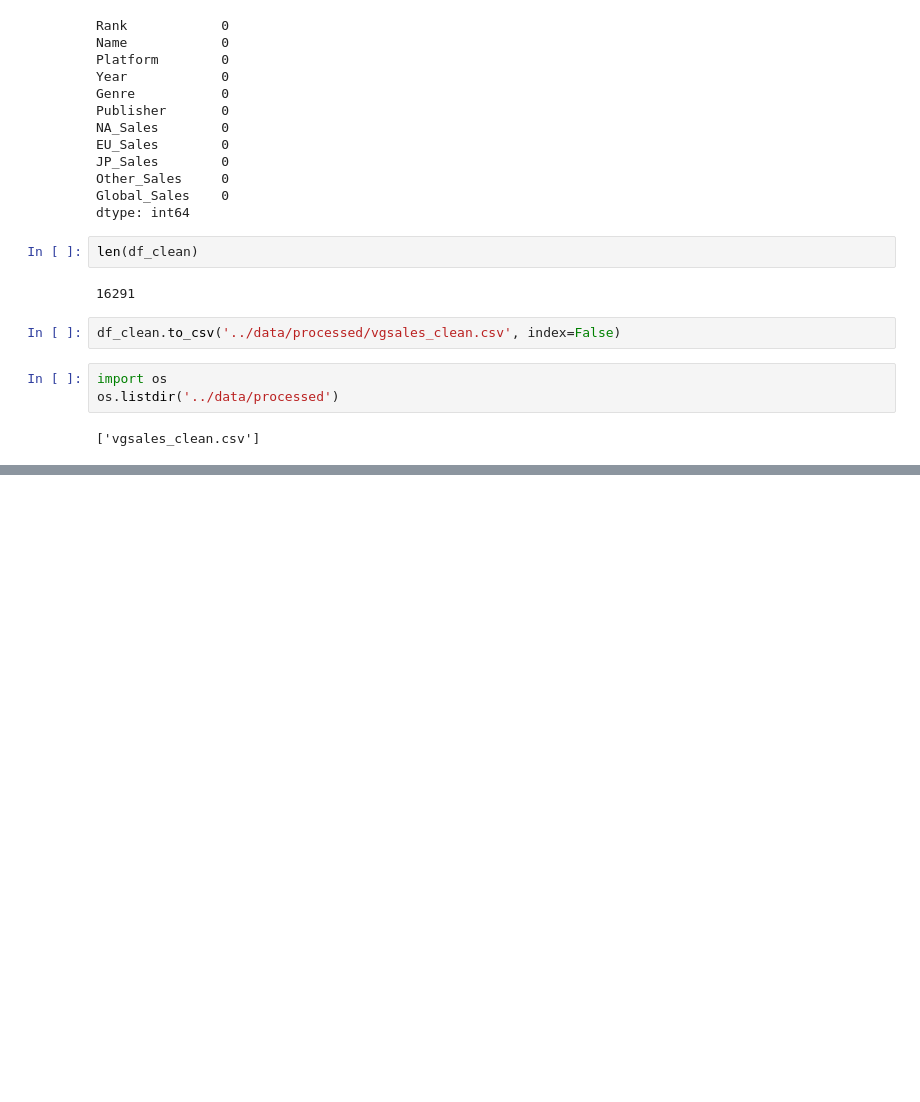
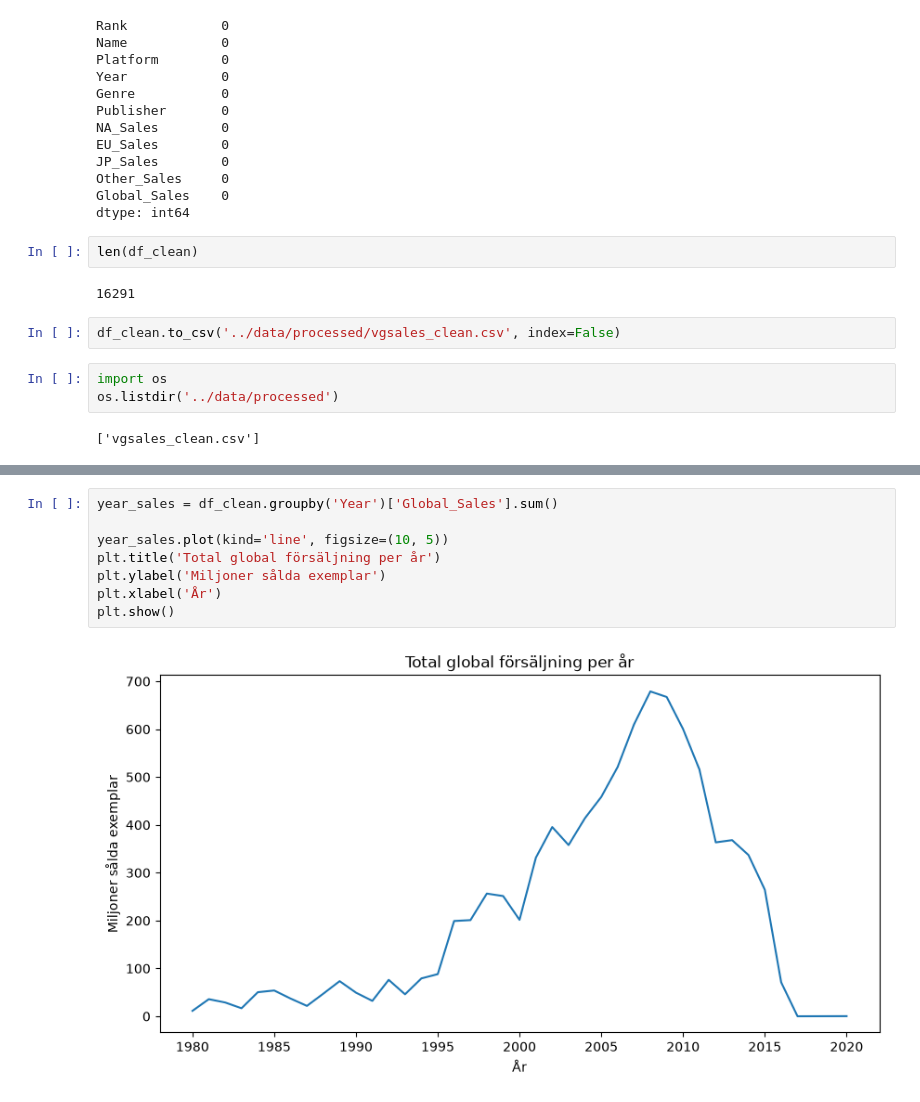
Before and after one commit to mannilowman/VideoGameSales-ML, a Jupyter notebook: notebooks/01.explore.ipynb, the cells around one changed output, grey strips where cells are left out. Saved outputs shown, nothing was run; the diff lists cells and outputs as text; blank space fills up the shorter version.

```diff
--- a/notebooks/01.explore.ipynb
+++ b/notebooks/01.explore.ipynb
@@ -87,0 +100,10 @@ os.listdir('../data/processed')
+# %%
+year_sales = df_clean.groupby('Year')['Global_Sales'].sum()
+
+year_sales.plot(kind='line', figsize=(10, 5))
+plt.title('Total global försäljning per år')
+plt.ylabel('Miljoner sålda exemplar')
+plt.xlabel('År')
+plt.show()
+# %% [output]
+[figure, added]
```
Also changed, not shown: parts of 9 cells of this notebook, 4 other files.
